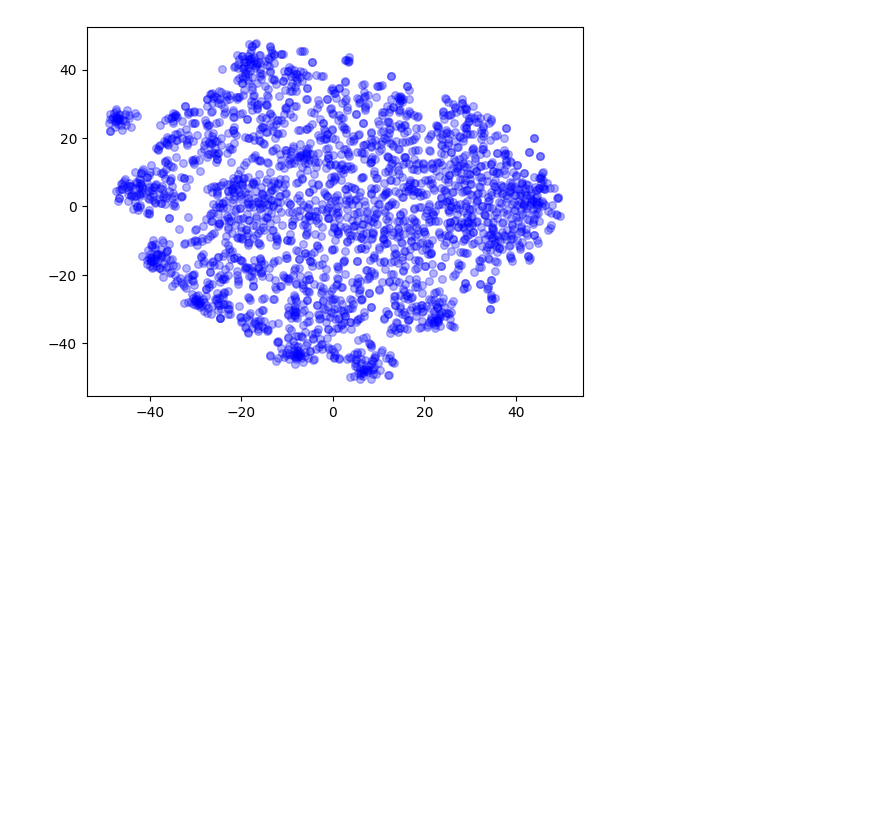
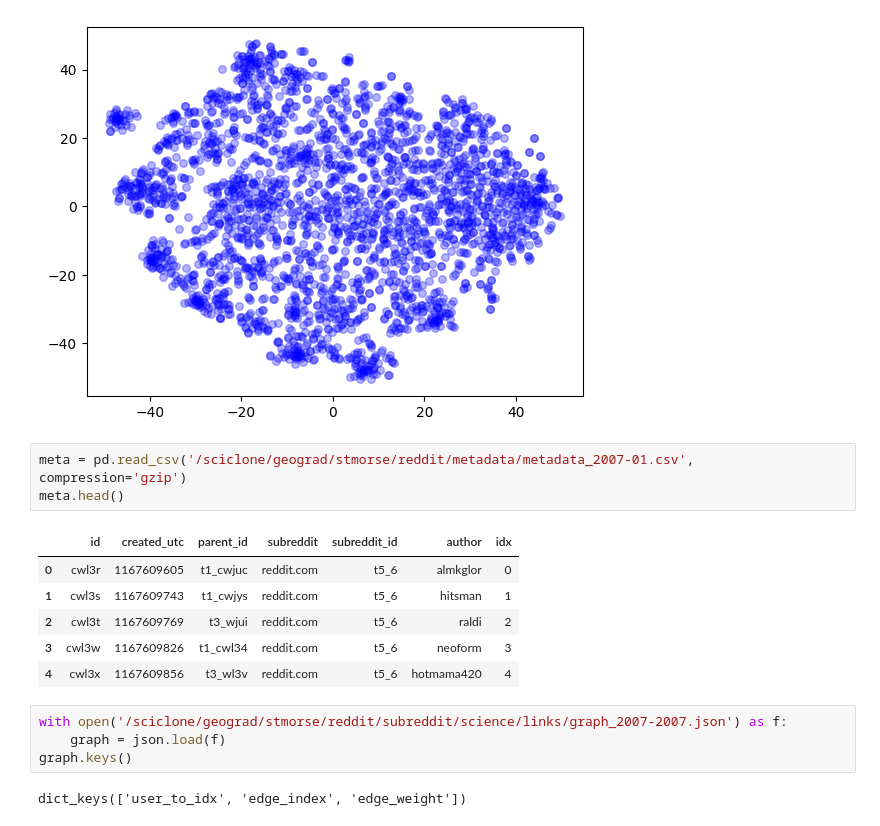
Before and after one commit to stmorse/sgg, a Jupyter notebook: src/link.ipynb, the cells around one changed output. Cells and saved outputs as stored; diff of their text form; blank space fills up the shorter version.

```diff
--- a/src/link.ipynb
+++ b/src/link.ipynb
@@ -106,3 +106,19 @@ plt.scatter(tt[:,0], tt[:,1], s=30, c='b', alpha=0.3)
 # %% [output]
 <matplotlib.collections.PathCollection at 0x...>
 [figure]
+# %%
+meta = pd.read_csv('/sciclone/geograd/stmorse/reddit/metadata/metadata_2007-01.csv', compression='gzip')
+meta.head()
+# %% [output]
+|  | id | created_utc | parent_id | subreddit | subreddit_id | author | idx |
+| 0 | cwl3r | 1167609605 | t1_cwjuc | reddit.com | t5_6 | almkglor | 0 |
+| 1 | cwl3s | 1167609743 | t1_cwjys | reddit.com | t5_6 | hitsman | 1 |
+| 2 | cwl3t | 1167609769 | t3_wjui | reddit.com | t5_6 | raldi | 2 |
+| 3 | cwl3w | 1167609826 | t1_cwl34 | reddit.com | t5_6 | neoform | 3 |
+| 4 | cwl3x | 1167609856 | t3_wl3v | reddit.com | t5_6 | hotmama420 | 4 |
+# %%
+with open('/sciclone/geograd/stmorse/reddit/subreddit/science/links/graph_2007-2007.json') as f:
+    graph = json.load(f)
+graph.keys()
+# %% [output]
+dict_keys(['user_to_idx', 'edge_index', 'edge_weight'])
```
Also changed, not shown: parts of 1 cell of this notebook, 5 other files.
